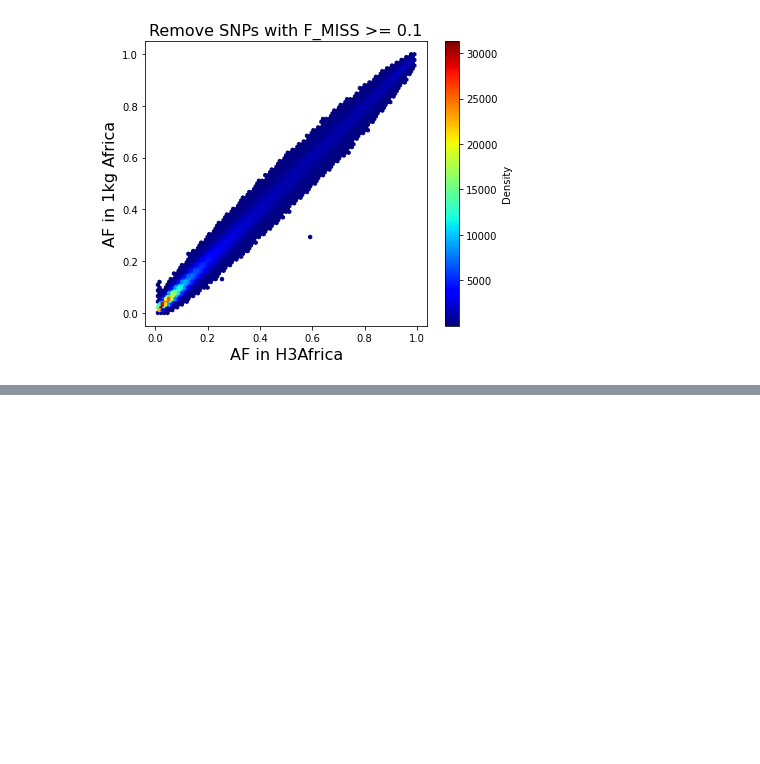
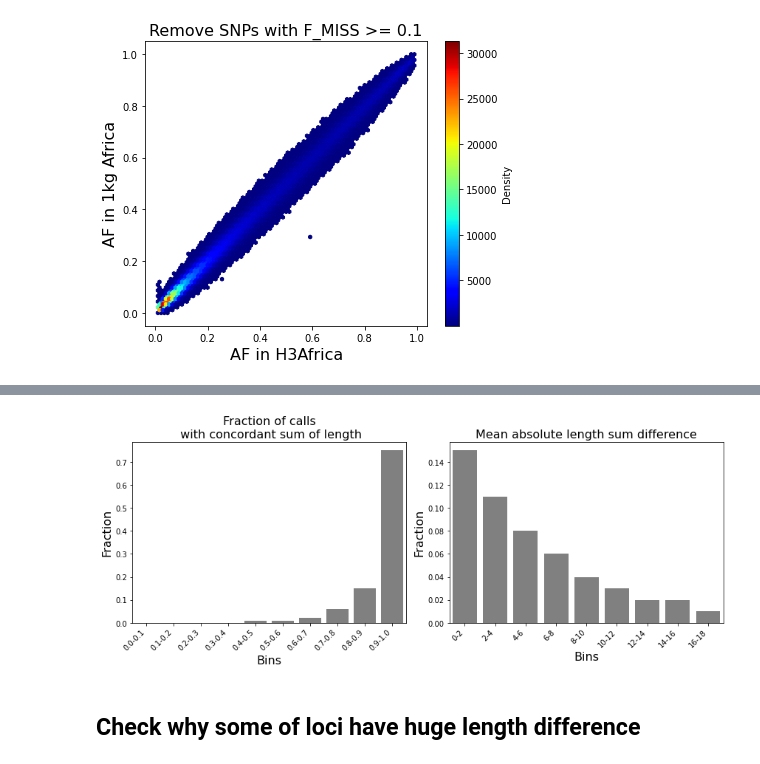
Before and after one commit to yli091230/AWIGEN_TRs, a Jupyter notebook: notebooks/plinkVcf_quality_check/converted_vcf_quality_check.ipynb, the cells around one changed output, grey strips where cells are left out. Drawn from its saved outputs; the diff is of its cells as text; code cells hidden in the pictures; blank space fills up the shorter version.

```diff
--- a/notebooks/plinkVcf_quality_check/converted_vcf_quality_check.ipynb
+++ b/notebooks/plinkVcf_quality_check/converted_vcf_quality_check.ipynb
@@ -216,0 +461,47 @@ plt.show()
+# %%
+bins = [i/10 for i in range(0,11)]
+all_bin = []
+bin_size = []
+for i in range(len(bins)-1):
+    lower = bins[i]
+    upper = bins[i+1]
+    curr_bin_size = sum((concord_df_final.concordant_frac > lower) & (concord_df_final.concordant_frac <= upper))
+    curr_bin = f"{lower}-{upper}"
+    bin_size.append(curr_bin_size)
+    all_bin.append(curr_bin)
+
+identical_summary = pd.DataFrame({"bin":all_bin,"num":bin_size})
+identical_summary["fraction"] = (identical_summary.num/len(concord_df_final)).apply(lambda x: round(x,2))
+
+bins = np.arange(0,20,2)
+all_bin = []
+bin_size = []
+for i in range(len(bins)-1):
+    lower = bins[i]
+    upper = bins[i+1]
+    curr_bin_size = sum((concord_df_final.len_diff_sum > lower) & (concord_df_final.len_diff_sum <= upper))
+    curr_bin = f"{lower}-{upper}"
+    bin_size.append(curr_bin_size)
+    all_bin.append(curr_bin)
+lenDiff_summary = pd.DataFrame({"bin":all_bin,"num":bin_size})
+lenDiff_summary["fraction"] = (lenDiff_summary.num/len(concord_df_final)).apply(lambda x: round(x,2))
+# %%
+fig, axs = plt.subplots(1,2,figsize=(12,5))
+ax_list = axs.flatten()
+sns.barplot(x="bin",y="fraction",data=identical_summary, color="grey",ax=ax_list[0])# x = plot_data.wgs_major_fre.tolist()
+_=ax_list[0].set_xticklabels(ax_list[0].get_xticklabels(), rotation=45,ha="right")
+ax_list[0].set_xlabel("Bins", fontsize=16)
+ax_list[0].set_ylabel("Fraction", fontsize=16)
+ax_list[0].set_title("Fraction of calls\n with concordant sum of length", fontsize=16)
+
+
+sns.barplot(x="bin",y="fraction",data=lenDiff_summary, color="grey",ax=ax_list[1])# x = plot_data.wgs_major_fre.tolist()
+_=ax_list[1].set_xticklabels(ax_list[1].get_xticklabels(), rotation=45,ha="right")
+ax_list[1].set_xlabel("Bins", fontsize=16)
+ax_list[1].set_ylabel("Fraction", fontsize=16)
+ax_list[1].set_title("Mean absolute length sum difference", fontsize=16)
+fig.tight_layout()
+# %% [output]
+[figure, added]
+# %% [markdown]
+## Check why some of loci have huge length difference
```
Also changed, not shown: parts of 28 cells of this notebook, 1 other file.
